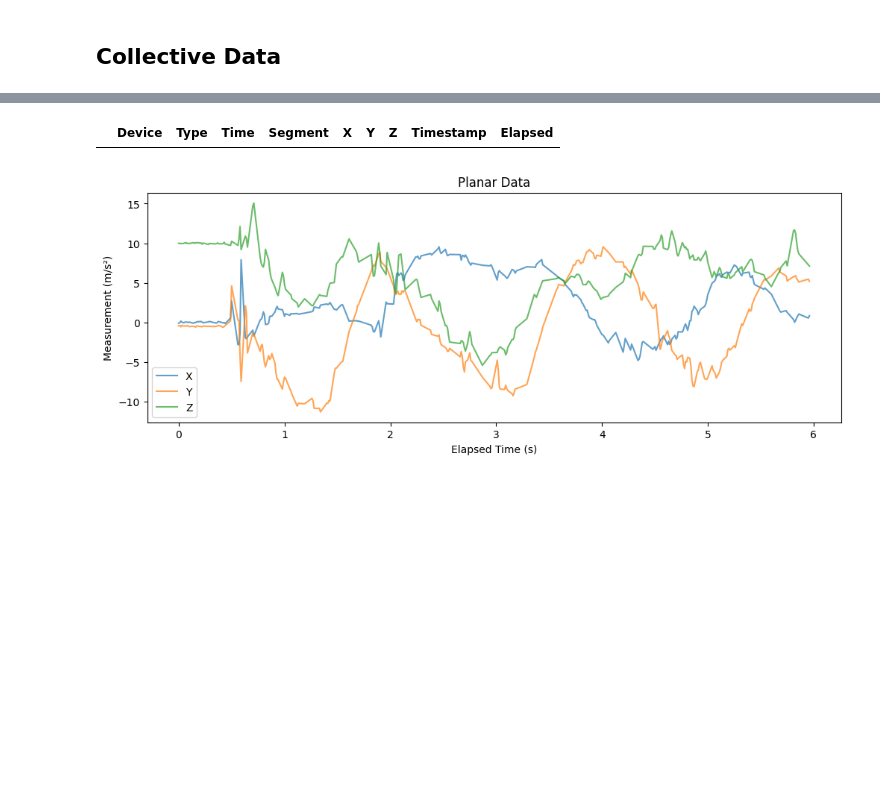
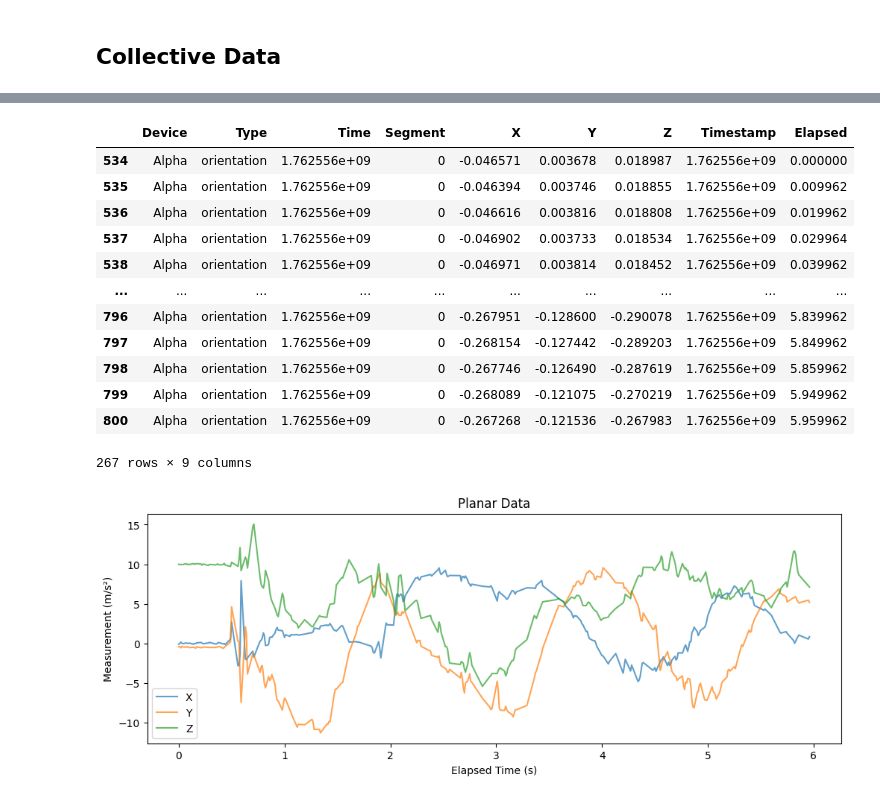
Before and after one commit to Fitintel/fitnet-ml, a Jupyter notebook: test-analysis.ipynb, the cells around one changed output, grey strips where cells are left out. Drawn from its saved outputs; the diff is of its cells as text; code cells hidden in the pictures; blank space fills up the shorter version.

```diff
--- a/test-analysis.ipynb
+++ b/test-analysis.ipynb
@@ -105,34 +107,46 @@ df.head()
 
 devname = "Alpha\x00"
 
 gyro = df[df['Type'] == "gyro"].copy()
 gyro = gyro[gyro['Device'] == devname]
 earliest = gyro['Time'].min()
 gyro['Elapsed'] = gyro['Time'] - earliest
 
 planar = df[df['Type'] == "planar"].copy()
 planar = planar[planar['Device'] == devname]
 earliest = planar['Time'].min()
 planar['Elapsed'] = planar['Time'] - earliest
 
 mag = df[df['Type'] == "mag"].copy()
 mag = mag[mag['Device'] == devname]
 earliest = mag['Time'].min()
 mag['Elapsed'] = mag['Time'] - earliest
 
 emg = df[df['Type'] == "emg"].copy()
 emg = emg[emg['Device'] == devname]
 earliest = emg['Time'].min()
 emg['Elapsed'] = emg['Time'] - earliest
 
 orient = df[df['Type'] == "orientation"].copy()
 orient = orient[orient['Device'] == devname]
 earliest = orient['Time'].min()
 orient['Elapsed'] = orient['Time'] - earliest
 
-emg
+orient
 # %% [output]
 |  | Device | Type | Time | Segment | X | Y | Z | Timestamp | Elapsed |
+| 534 | Alpha | orientation | 1.762556e+09 | 0 | -0.046571 | 0.003678 | 0.018987 | 1.762556e+09 | 0.000000 |
+| 535 | Alpha | orientation | 1.762556e+09 | 0 | -0.046394 | 0.003746 | 0.018855 | 1.762556e+09 | 0.009962 |
+| 536 | Alpha | orientation | 1.762556e+09 | 0 | -0.046616 | 0.003816 | 0.018808 | 1.762556e+09 | 0.019962 |
+| 537 | Alpha | orientation | 1.762556e+09 | 0 | -0.046902 | 0.003733 | 0.018534 | 1.762556e+09 | 0.029964 |
+| 538 | Alpha | orientation | 1.762556e+09 | 0 | -0.046971 | 0.003814 | 0.018452 | 1.762556e+09 | 0.039962 |
+| ... | ... | ... | ... | ... | ... | ... | ... | ... | ... |
+| 796 | Alpha | orientation | 1.762556e+09 | 0 | -0.267951 | -0.128600 | -0.290078 | 1.762556e+09 | 5.839962 |
+| 797 | Alpha | orientation | 1.762556e+09 | 0 | -0.268154 | -0.127442 | -0.289203 | 1.762556e+09 | 5.849962 |
+| 798 | Alpha | orientation | 1.762556e+09 | 0 | -0.267746 | -0.126490 | -0.287619 | 1.762556e+09 | 5.859962 |
+| 799 | Alpha | orientation | 1.762556e+09 | 0 | -0.268089 | -0.121075 | -0.270219 | 1.762556e+09 | 5.949962 |
+| 800 | Alpha | orientation | 1.762556e+09 | 0 | -0.267268 | -0.121536 | -0.267983 | 1.762556e+09 | 5.959962 |
+267 rows × 9 columns
 # %%
 import matplotlib.pyplot as plt
 
```
Also changed, not shown: parts of 2 cells of this notebook.
